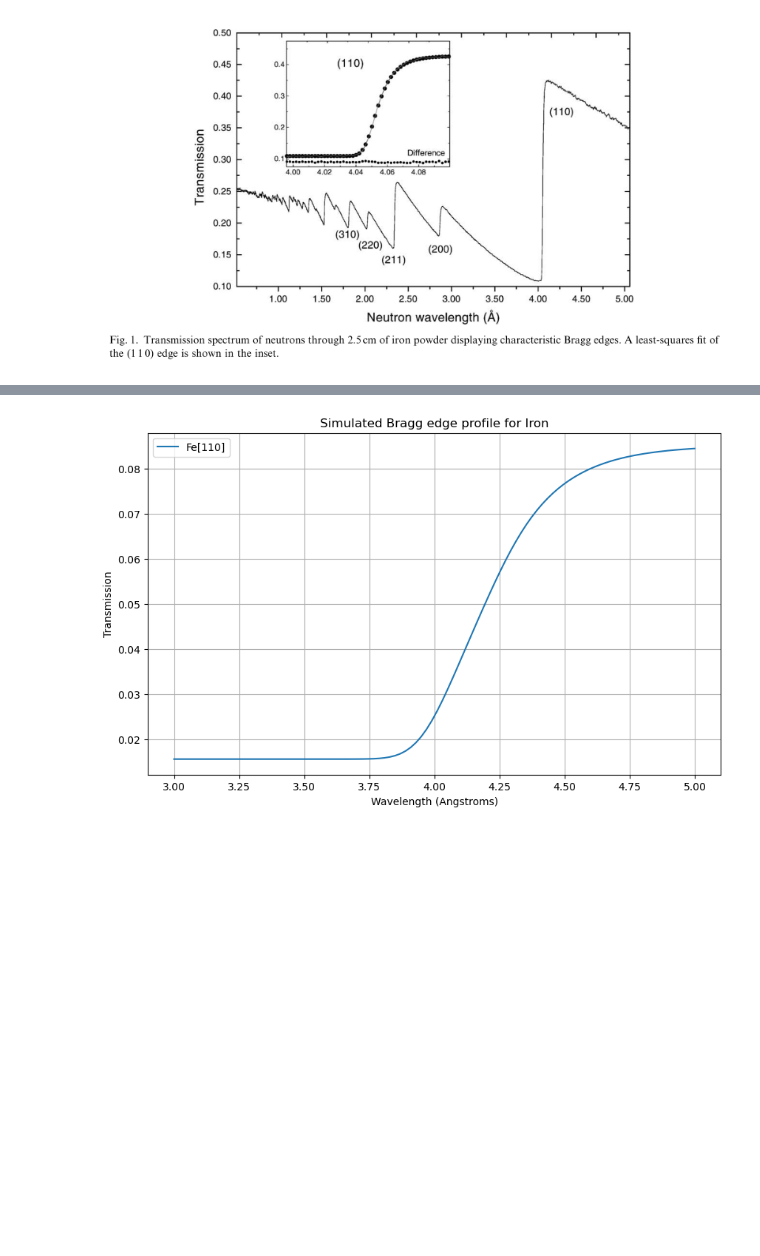
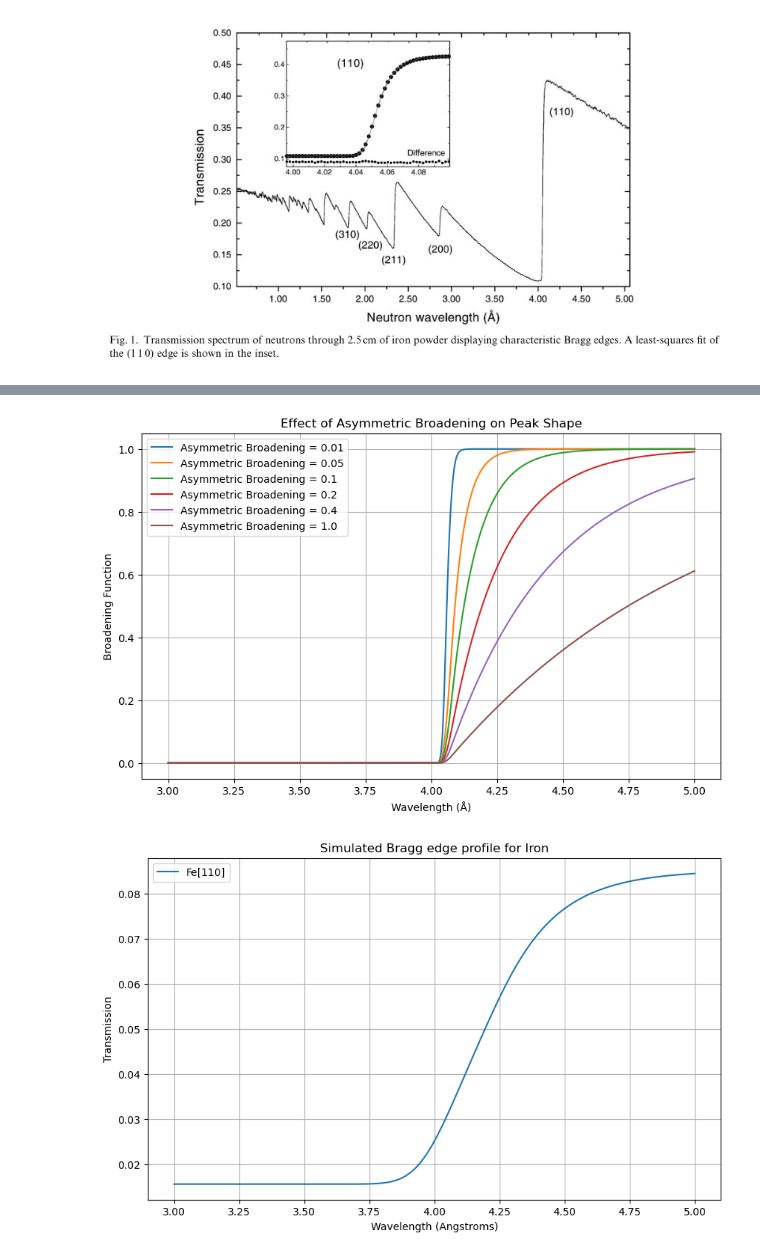
Before and after one commit to ornlneutronimaging/iBeatles, a Jupyter notebook: notebooks/bragg_edge_fitting.ipynb, the cells around one changed output, grey strips where cells are left out. Cells and saved outputs as stored; diff of their text form; code cells hidden in the pictures; blank space fills up the shorter version.

```diff
--- a/notebooks/bragg_edge_fitting.ipynb
+++ b/notebooks/bragg_edge_fitting.ipynb
@@ -157,3 +254,18 @@ Text(0.5, 1.0, 'Bragg Edge function for Iron')
+# %%
+# Demonstrating the effect of asymmetric broadening
+plt.figure(figsize=(10, 6))
+for tau in [0.01, 0.05, 0.1, 0.2, 0.4, 1.0]:
+    peak_broadening = bragg_edge_func(wavelength, bragg_peak_wavelength_fe, symmetric_broadening_fe, tau)
+    plt.plot(wavelength, peak_broadening, label=f'Asymmetric Broadening = {tau}')
+
+plt.xlabel('Wavelength (Å)')
+plt.ylabel('Broadening Function')
+plt.title('Effect of Asymmetric Broadening on Peak Shape')
+plt.legend()
+plt.grid(True)
+plt.show()
+# %% [output]
+[figure, added]
 # %%
 def simulate_bragg_edge(
     wavelengths: np.ndarray,
```
Also changed, not shown: parts of 12 cells of this notebook.
